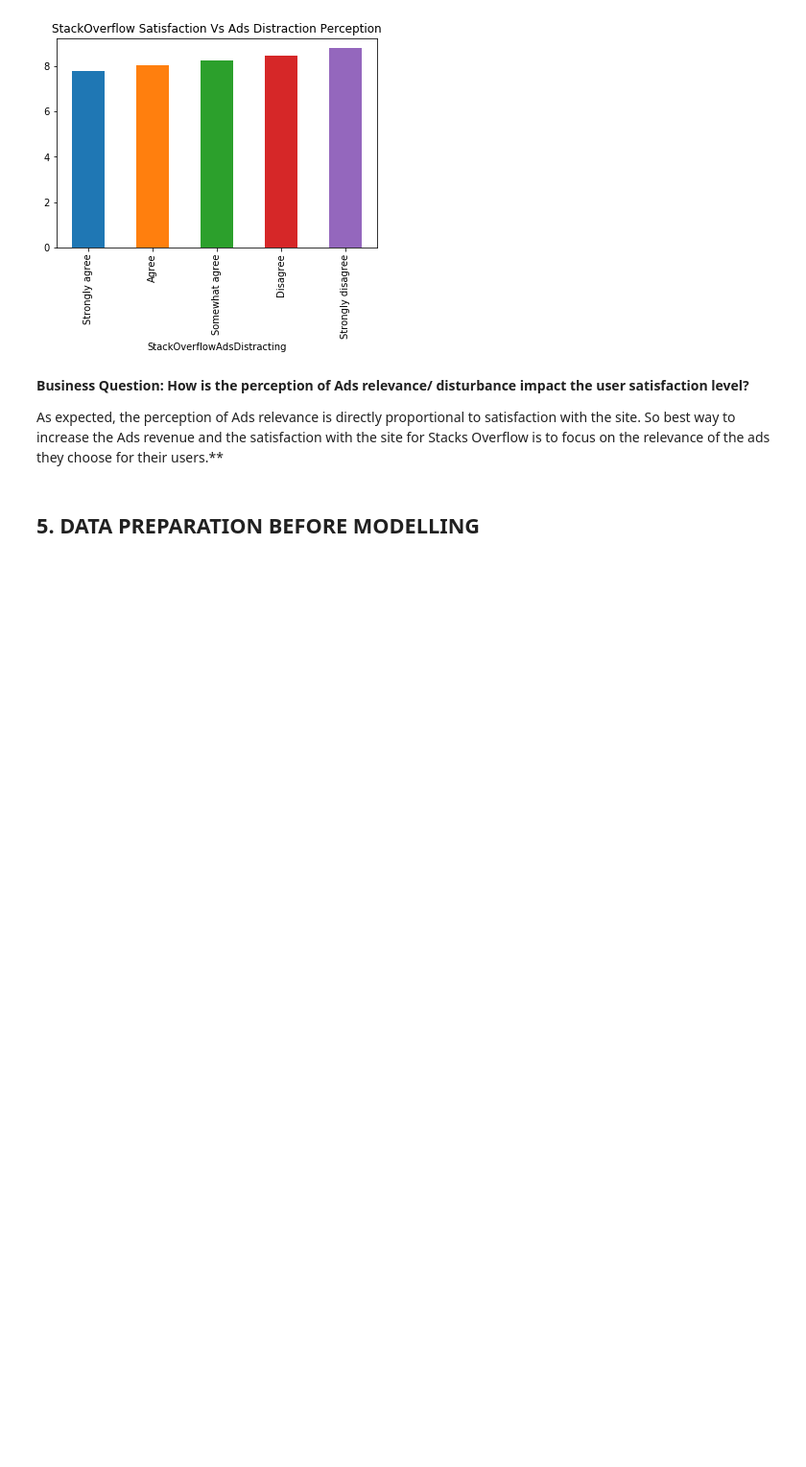
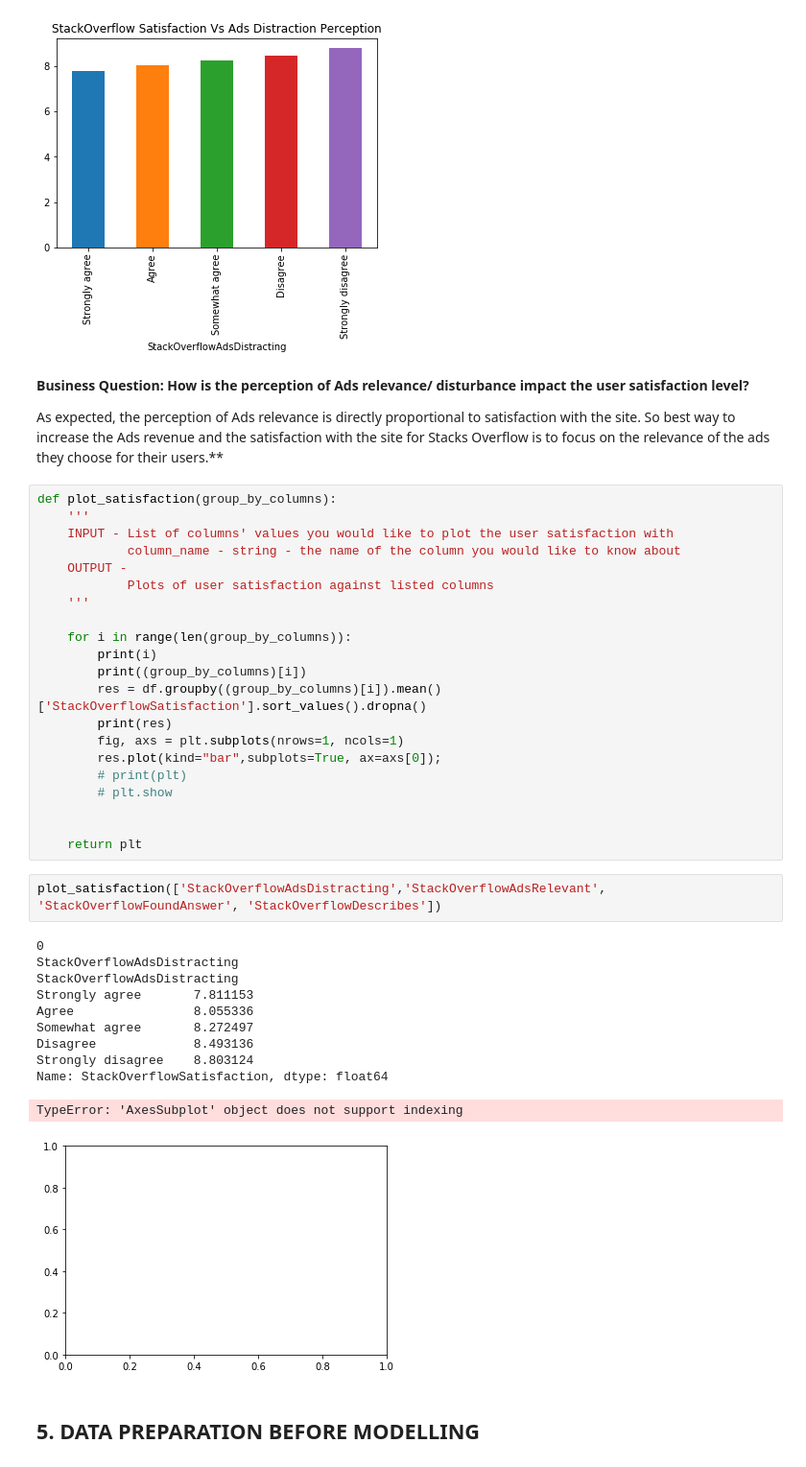
Before and after one commit to SeematterDavid/Udacity-Project-Write-a-Data-Science-Blog-Post, a Jupyter notebook: Write a Data Science Blog Post.ipynb, the cells around one changed output. Shown: that part at 96% size. Saved outputs shown, nothing was run; the diff lists cells and outputs as text; blank space fills up the shorter version.

```diff
--- a/Write a Data Science Blog Post.ipynb
+++ b/Write a Data Science Blog Post.ipynb
@@ -213,6 +214,41 @@ plt.title("StackOverflow Satisfaction Vs Ads Distraction Perception");
 **Business Question: How is the perception of Ads relevance/ disturbance impact the user satisfaction level?**
 
 As expected, the perception of Ads relevance is directly proportional to satisfaction with the site. So best way to increase the Ads revenue and the satisfaction with the site for Stacks Overflow is to focus on the relevance of the ads they choose for their users.**
+# %%
+def plot_satisfaction(group_by_columns):
+    '''
+    INPUT - List of columns' values you would like to plot the user satisfaction with
+            column_name - string - the name of the column you would like to know about
+    OUTPUT -
+            Plots of user satisfaction against listed columns
+    '''
+
+    for i in range(len(group_by_columns)):
+        print(i)
+        print((group_by_columns)[i])
+        res = df.groupby((group_by_columns)[i]).mean()['StackOverflowSatisfaction'].sort_values().dropna()
+        print(res)
+        fig, axs = plt.subplots(nrows=1, ncols=1)
+        res.plot(kind="bar",subplots=True, ax=axs[0]);
+        # print(plt)
+        # plt.show
+
+
+    return plt
+# %%
+plot_satisfaction(['StackOverflowAdsDistracting','StackOverflowAdsRelevant', 'StackOverflowFoundAnswer', 'StackOverflowDescribes'])
+# %% [output]
+0
+StackOverflowAdsDistracting
+StackOverflowAdsDistracting
+Strongly agree       7.811153
+Agree                8.055336
+Somewhat agree       8.272497
+Disagree             8.493136
+Strongly disagree    8.803124
+Name: StackOverflowSatisfaction, dtype: float64
+TypeError: 'AxesSubplot' object does not support indexing
+[figure, added]
 # %% [markdown]
 ## 5. DATA PREPARATION BEFORE MODELLING
 # %%
```
Also changed, not shown: parts of 3 cells of this notebook.
